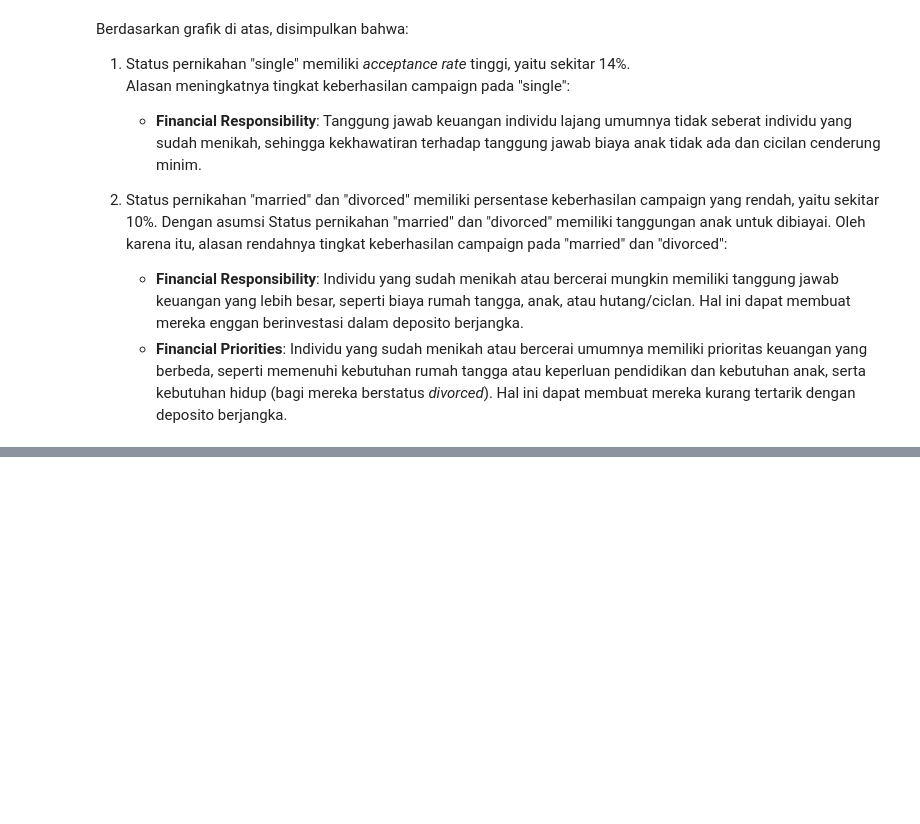
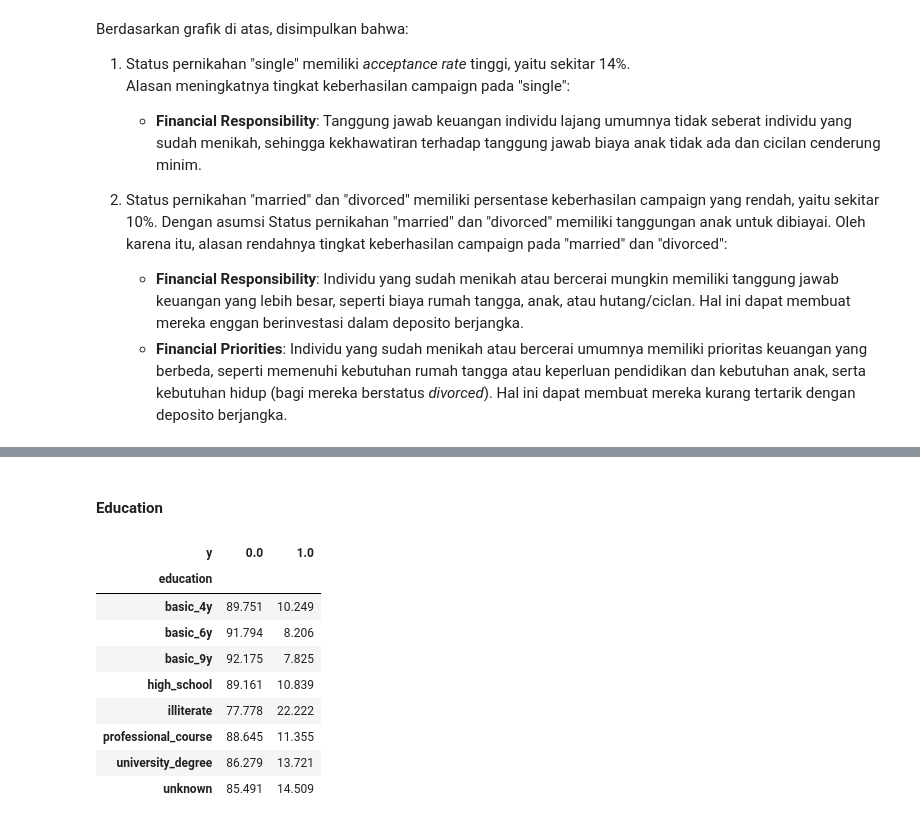
Before and after one commit to clarentcelsia/Analytics, a Jupyter notebook: ml/bank_telemarketing.ipynb, the cells around one changed output, grey strips where cells are left out. Drawn from its saved outputs; the diff is of its cells as text; code cells hidden in the pictures; blank space fills up the shorter version.

```diff
--- a/ml/bank_telemarketing.ipynb
+++ b/ml/bank_telemarketing.ipynb
@@ -760,0 +767,2 @@ Dikarenakan tanggungan client yang sudah menikah ataupun bercerai, memiliki poss
+# %% [markdown]
+#### Education
@@ -760,0 +771,13 @@ Dikarenakan tanggungan client yang sudah menikah ataupun bercerai, memiliki poss
+# %%
+contingency_table_education
+# %% [output]
+| y | 0.0 | 1.0 |
+| education |  |  |
+| basic_4y | 89.751 | 10.249 |
+| basic_6y | 91.794 | 8.206 |
+| basic_9y | 92.175 | 7.825 |
+| high_school | 89.161 | 10.839 |
+| illiterate | 77.778 | 22.222 |
+| professional_course | 88.645 | 11.355 |
+| university_degree | 86.279 | 13.721 |
+| unknown | 85.491 | 14.509 |
```
Also changed, not shown: parts of 11 cells of this notebook.
